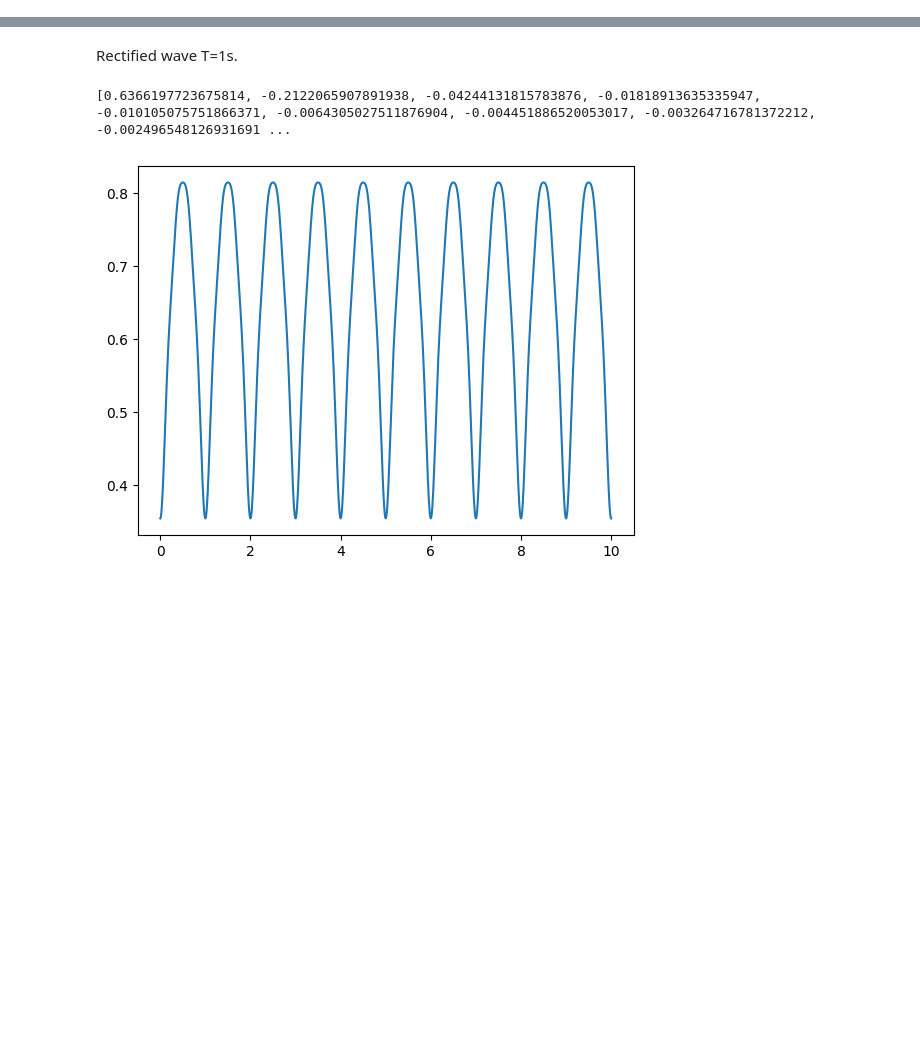
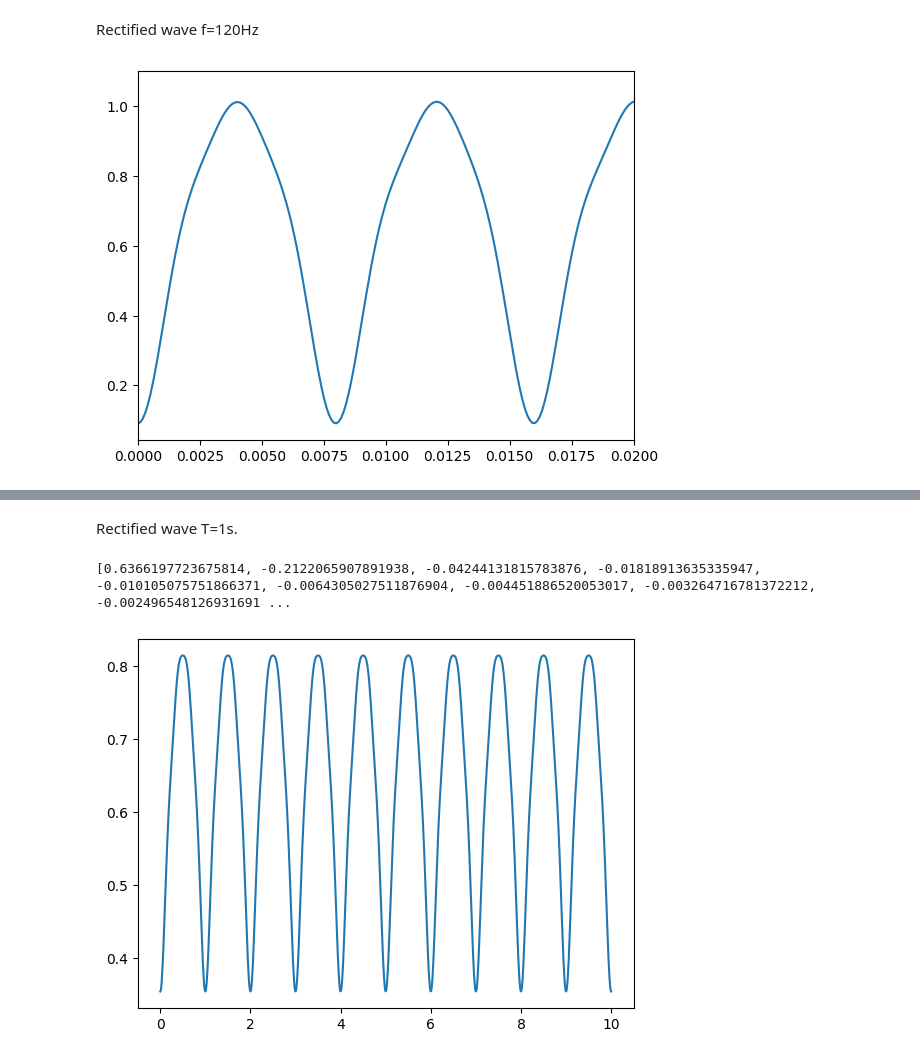
Before and after one commit to jlhb1984/Zonar_projects, a Jupyter notebook: notebooks/templates/math_2.ipynb, the cells around one changed output, grey strips where cells are left out. Drawn from its saved outputs; the diff is of its cells as text; code cells hidden in the pictures; blank space fills up the shorter version.

Commit message:
Edition on math2

```diff
--- a/notebooks/templates/math_2.ipynb
+++ b/notebooks/templates/math_2.ipynb
@@ -4,3 +4,22 @@ import numpy as np
 import seaborn as sns
 import matplotlib.pyplot as plt
 import math
+# %% [markdown]
+Rectified wave f=120Hz
+# %%
+pi=math.pi
+an=[]
+bn=[]
+fn=[]
+T=8.16/1000
+
+t=np.linspace(0,0.1,1000)
+
+y1=(0.6366-(4/(3*pi))*np.cos(785.4*t) - (4/(15*pi))*np.cos(1579.8*t) - (4/(35*pi))*np.cos(2356.2*t)   )
+
+plt.plot(t,y1)
+plt.xlim(0,0.02)
+
+plt.show()
+# %% [output]
+[figure, added]
```
Also changed, not shown: parts of 5 cells of this notebook, 28 other files.
